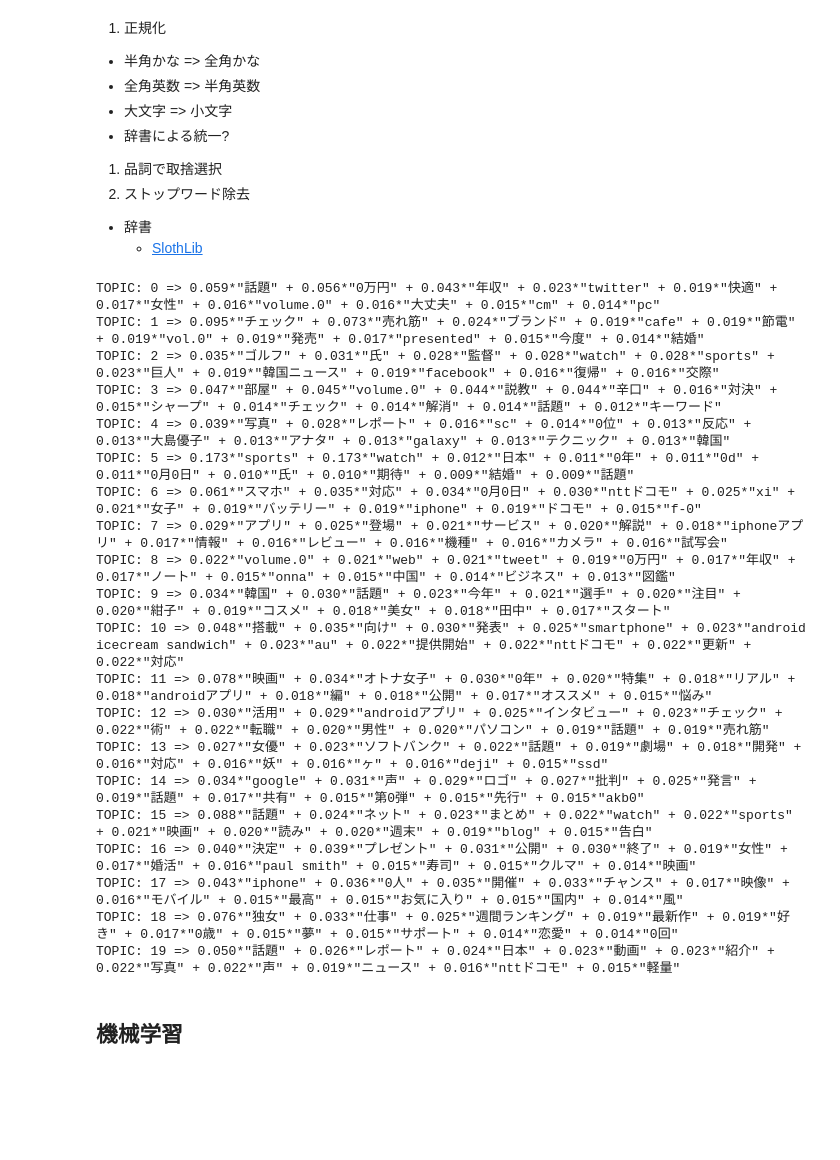
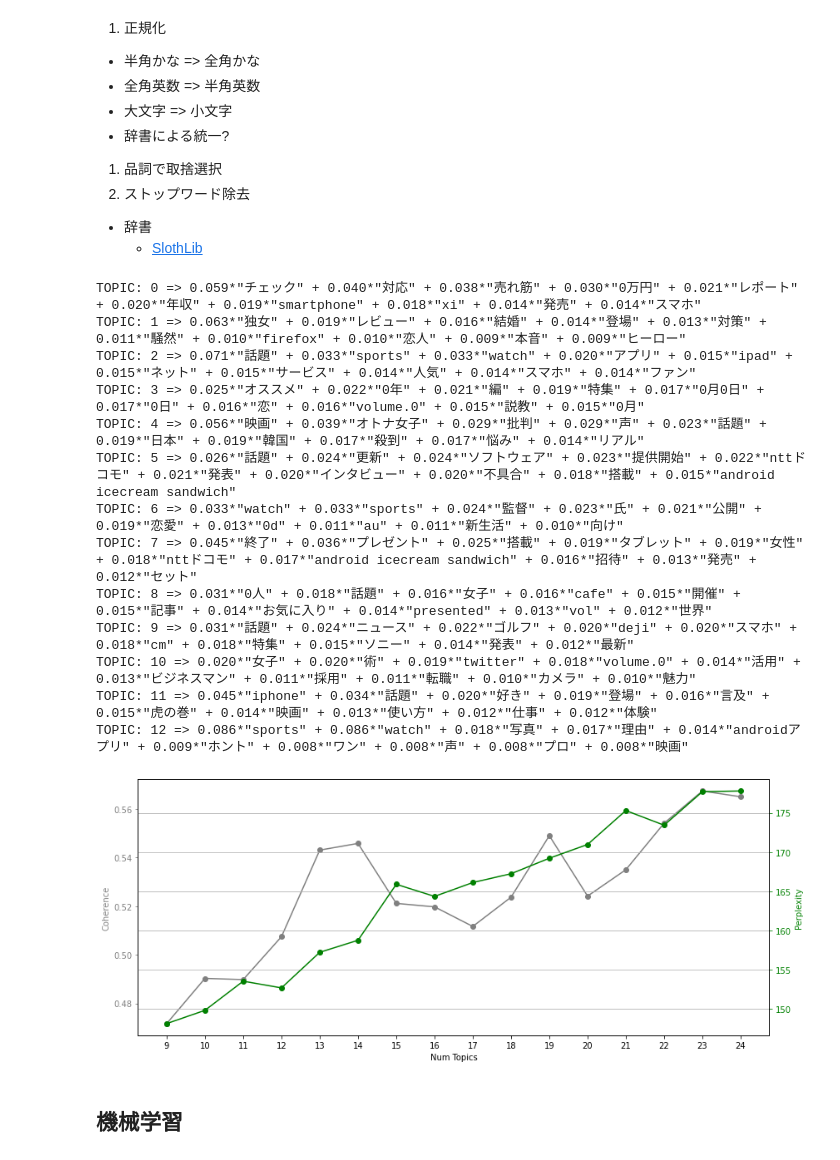
Before and after one commit to Fukkatsuso/livedoornews-topicmodel, a Jupyter notebook: topicmodel.ipynb, the cells around one changed output. Cells and saved outputs as stored; diff of their text form; code cells hidden in the pictures; blank space fills up the shorter version.

```diff
--- a/topicmodel.ipynb
+++ b/topicmodel.ipynb
@@ -257,31 +263,63 @@ test_corpus = words2corpus(dictionary, test_words)
 # %%
 # LDA
-topic_N = 20
-lda = gensim.models.ldamodel.LdaModel(corpus=train_corpus, num_topics=topic_N, id2word=dictionary)
+topic_N = 13
+lda = gensim.models.ldamodel.LdaModel(corpus=train_corpus, num_topics=topic_N, id2word=dictionary, random_state=0)
 
 for i in range(topic_N):
   print('TOPIC:', i, '=>', lda.print_topic(i))
 # %% [output]
-TOPIC: 0 => 0.059*"話題" + 0.056*"0万円" + 0.043*"年収" + 0.023*"twitter" + 0.019*"快適" + 0.017*"女性" + 0.016*"volume.0" + 0.016*"大丈夫" + 0.015*"cm" + 0.014*"pc"
-TOPIC: 1 => 0.095*"チェック" + 0.073*"売れ筋" + 0.024*"ブランド" + 0.019*"cafe" + 0.019*"節電" + 0.019*"vol.0" + 0.019*"発売" + 0.017*"presented" + 0.015*"今度" + 0.014*"結婚"
-TOPIC: 2 => 0.035*"ゴルフ" + 0.031*"氏" + 0.028*"監督" + 0.028*"watch" + 0.028*"sports" + 0.023*"巨人" + 0.019*"韓国ニュース" + 0.019*"facebook" + 0.016*"復帰" + 0.016*"交際"
-TOPIC: 3 => 0.047*"部屋" + 0.045*"volume.0" + 0.044*"説教" + 0.044*"辛口" + 0.016*"対決" + 0.015*"シャープ" + 0.014*"チェック" + 0.014*"解消" + 0.014*"話題" + 0.012*"キーワード"
-TOPIC: 4 => 0.039*"写真" + 0.028*"レポート" + 0.016*"sc" + 0.014*"0位" + 0.013*"反応" + 0.013*"大島優子" + 0.013*"アナタ" + 0.013*"galaxy" + 0.013*"テクニック" + 0.013*"韓国"
-TOPIC: 5 => 0.173*"sports" + 0.173*"watch" + 0.012*"日本" + 0.011*"0年" + 0.011*"0d" + 0.011*"0月0日" + 0.010*"氏" + 0.010*"期待" + 0.009*"結婚" + 0.009*"話題"
-TOPIC: 6 => 0.061*"スマホ" + 0.035*"対応" + 0.034*"0月0日" + 0.030*"nttドコモ" + 0.025*"xi" + 0.021*"女子" + 0.019*"バッテリー" + 0.019*"iphone" + 0.019*"ドコモ" + 0.015*"f-0"
-TOPIC: 7 => 0.029*"アプリ" + 0.025*"登場" + 0.021*"サービス" + 0.020*"解説" + 0.018*"iphoneアプリ" + 0.017*"情報" + 0.016*"レビュー" + 0.016*"機種" + 0.016*"カメラ" + 0.016*"試写会"
-TOPIC: 8 => 0.022*"volume.0" + 0.021*"web" + 0.021*"tweet" + 0.019*"0万円" + 0.017*"年収" + 0.017*"ノート" + 0.015*"onna" + 0.015*"中国" + 0.014*"ビジネス" + 0.013*"図鑑"
-TOPIC: 9 => 0.034*"韓国" + 0.030*"話題" + 0.023*"今年" + 0.021*"選手" + 0.020*"注目" + 0.020*"紺子" + 0.019*"コスメ" + 0.018*"美女" + 0.018*"田中" + 0.017*"スタート"
-TOPIC: 10 => 0.048*"搭載" + 0.035*"向け" + 0.030*"発表" + 0.025*"smartphone" + 0.023*"android icecream sandwich" + 0.023*"au" + 0.022*"提供開始" + 0.022*"nttドコモ" + 0.022*"更新" + 0.022*"対応"
-TOPIC: 11 => 0.078*"映画" + 0.034*"オトナ女子" + 0.030*"0年" + 0.020*"特集" + 0.018*"リアル" + 0.018*"androidアプリ" + 0.018*"編" + 0.018*"公開" + 0.017*"オススメ" + 0.015*"悩み"
-TOPIC: 12 => 0.030*"活用" + 0.029*"androidアプリ" + 0.025*"インタビュー" + 0.023*"チェック" + 0.022*"術" + 0.022*"転職" + 0.020*"男性" + 0.020*"パソコン" + 0.019*"話題" + 0.019*"売れ筋"
-TOPIC: 13 => 0.027*"女優" + 0.023*"ソフトバンク" + 0.022*"話題" + 0.019*"劇場" + 0.018*"開発" + 0.016*"対応" + 0.016*"妖" + 0.016*"ヶ" + 0.016*"deji" + 0.015*"ssd"
-TOPIC: 14 => 0.034*"google" + 0.031*"声" + 0.029*"ロゴ" + 0.027*"批判" + 0.025*"発言" + 0.019*"話題" + 0.017*"共有" + 0.015*"第0弾" + 0.015*"先行" + 0.015*"akb0"
-TOPIC: 15 => 0.088*"話題" + 0.024*"ネット" + 0.023*"まとめ" + 0.022*"watch" + 0.022*"sports" + 0.021*"映画" + 0.020*"読み" + 0.020*"週末" + 0.019*"blog" + 0.015*"告白"
-TOPIC: 16 => 0.040*"決定" + 0.039*"プレゼント" + 0.031*"公開" + 0.030*"終了" + 0.019*"女性" + 0.017*"婚活" + 0.016*"paul smith" + 0.015*"寿司" + 0.015*"クルマ" + 0.014*"映画"
-TOPIC: 17 => 0.043*"iphone" + 0.036*"0人" + 0.035*"開催" + 0.033*"チャンス" + 0.017*"映像" + 0.016*"モバイル" + 0.015*"最高" + 0.015*"お気に入り" + 0.015*"国内" + 0.014*"風"
-TOPIC: 18 => 0.076*"独女" + 0.033*"仕事" + 0.025*"週間ランキング" + 0.019*"最新作" + 0.019*"好き" + 0.017*"0歳" + 0.015*"夢" + 0.015*"サポート" + 0.014*"恋愛" + 0.014*"0回"
-TOPIC: 19 => 0.050*"話題" + 0.026*"レポート" + 0.024*"日本" + 0.023*"動画" + 0.023*"紹介" + 0.022*"写真" + 0.022*"声" + 0.019*"ニュース" + 0.016*"nttドコモ" + 0.015*"軽量"
+TOPIC: 0 => 0.059*"チェック" + 0.040*"対応" + 0.038*"売れ筋" + 0.030*"0万円" + 0.021*"レポート" + 0.020*"年収" + 0.019*"smartphone" + 0.018*"xi" + 0.014*"発売" + 0.014*"スマホ"
+TOPIC: 1 => 0.063*"独女" + 0.019*"レビュー" + 0.016*"結婚" + 0.014*"登場" + 0.013*"対策" + 0.011*"騒然" + 0.010*"firefox" + 0.010*"恋人" + 0.009*"本音" + 0.009*"ヒーロー"
+TOPIC: 2 => 0.071*"話題" + 0.033*"sports" + 0.033*"watch" + 0.020*"アプリ" + 0.015*"ipad" + 0.015*"ネット" + 0.015*"サービス" + 0.014*"人気" + 0.014*"スマホ" + 0.014*"ファン"
+TOPIC: 3 => 0.025*"オススメ" + 0.022*"0年" + 0.021*"編" + 0.019*"特集" + 0.017*"0月0日" + 0.017*"0日" + 0.016*"恋" + 0.016*"volume.0" + 0.015*"説教" + 0.015*"0月"
+TOPIC: 4 => 0.056*"映画" + 0.039*"オトナ女子" + 0.029*"批判" + 0.029*"声" + 0.023*"話題" + 0.019*"日本" + 0.019*"韓国" + 0.017*"殺到" + 0.017*"悩み" + 0.014*"リアル"
+TOPIC: 5 => 0.026*"話題" + 0.024*"更新" + 0.024*"ソフトウェア" + 0.023*"提供開始" + 0.022*"nttドコモ" + 0.021*"発表" + 0.020*"インタビュー" + 0.020*"不具合" + 0.018*"搭載" + 0.015*"android icecream sandwich"
+TOPIC: 6 => 0.033*"watch" + 0.033*"sports" + 0.024*"監督" + 0.023*"氏" + 0.021*"公開" + 0.019*"恋愛" + 0.013*"0d" + 0.011*"au" + 0.011*"新生活" + 0.010*"向け"
+TOPIC: 7 => 0.045*"終了" + 0.036*"プレゼント" + 0.025*"搭載" + 0.019*"タブレット" + 0.019*"女性" + 0.018*"nttドコモ" + 0.017*"android icecream sandwich" + 0.016*"招待" + 0.013*"発売" + 0.012*"セット"
+TOPIC: 8 => 0.031*"0人" + 0.018*"話題" + 0.016*"女子" + 0.016*"cafe" + 0.015*"開催" + 0.015*"記事" + 0.014*"お気に入り" + 0.014*"presented" + 0.013*"vol" + 0.012*"世界"
+TOPIC: 9 => 0.031*"話題" + 0.024*"ニュース" + 0.022*"ゴルフ" + 0.020*"deji" + 0.020*"スマホ" + 0.018*"cm" + 0.018*"特集" + 0.015*"ソニー" + 0.014*"発表" + 0.012*"最新"
+TOPIC: 10 => 0.020*"女子" + 0.020*"術" + 0.019*"twitter" + 0.018*"volume.0" + 0.014*"活用" + 0.013*"ビジネスマン" + 0.011*"採用" + 0.011*"転職" + 0.010*"カメラ" + 0.010*"魅力"
+TOPIC: 11 => 0.045*"iphone" + 0.034*"話題" + 0.020*"好き" + 0.019*"登場" + 0.016*"言及" + 0.015*"虎の巻" + 0.014*"映画" + 0.013*"使い方" + 0.012*"仕事" + 0.012*"体験"
+TOPIC: 12 => 0.086*"sports" + 0.086*"watch" + 0.018*"写真" + 0.017*"理由" + 0.014*"androidアプリ" + 0.009*"ホント" + 0.008*"ワン" + 0.008*"声" + 0.008*"プロ" + 0.008*"映画"
+# %%
+# LDAのトピック数の探索
+import numpy as np
+import matplotlib.pyplot as plt
+
+start = 9
+limit = 25
+step = 1
+
+coherence_vals = []
+perplexity_vals = []
+
+for n_topic in range(start, limit, step):
+  lda_model = gensim.models.ldamodel.LdaModel(corpus=train_corpus, id2word=dictionary, num_topics=n_topic, random_state=0)
+  perplexity_vals.append(np.exp2(-lda_model.log_perplexity(train_corpus)))
+  coherence_model_lda = gensim.models.CoherenceModel(model=lda_model, texts=train_words, dictionary=dictionary, coherence='c_v')
+  coherence_vals.append(coherence_model_lda.get_coherence())
+
+fig, ax1 = plt.subplots(figsize=(12,5))
+x = range(start, limit, step)
+
+c1 = 'gray'
+ax1.plot(x, coherence_vals, 'o-', color=c1)
+ax1.set_xlabel('Num Topics')
+ax1.set_ylabel('Coherence', color=c1)
+ax1.tick_params('y', colors=c1)
+
+c2 = 'green'
+ax2 = ax1.twinx()
+ax2.plot(x, perplexity_vals, 'o-', color=c2)
+ax2.set_ylabel('Perplexity', color=c2)
+ax2.tick_params('y', colors=c2)
+
+ax1.set_xticks(x)
+fig.tight_layout()
+plt.grid()
+plt.show()
+# %% [output]
+[figure, added]
 # %% [markdown]
 ## 機械学習
 # %%
```
Also changed, not shown: parts of 7 cells of this notebook.
